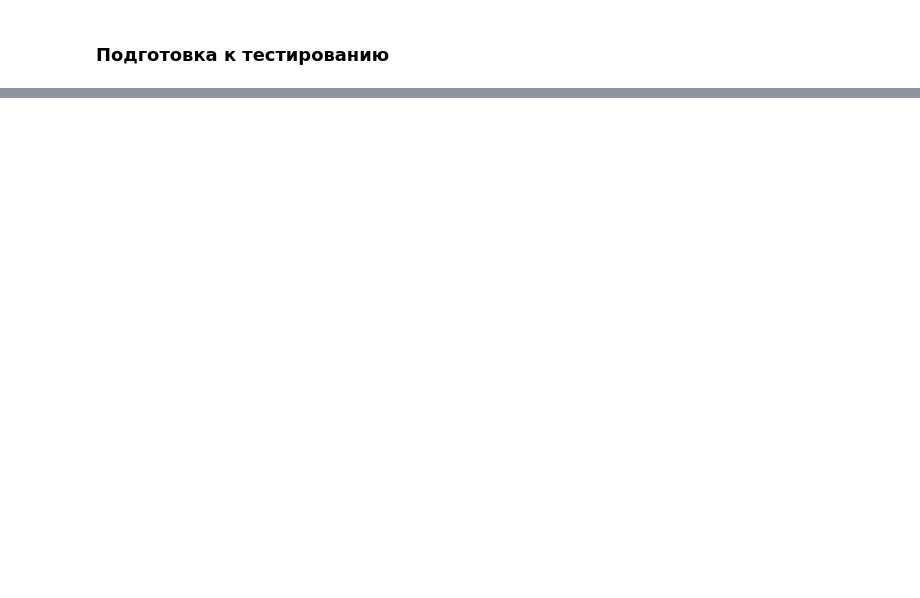
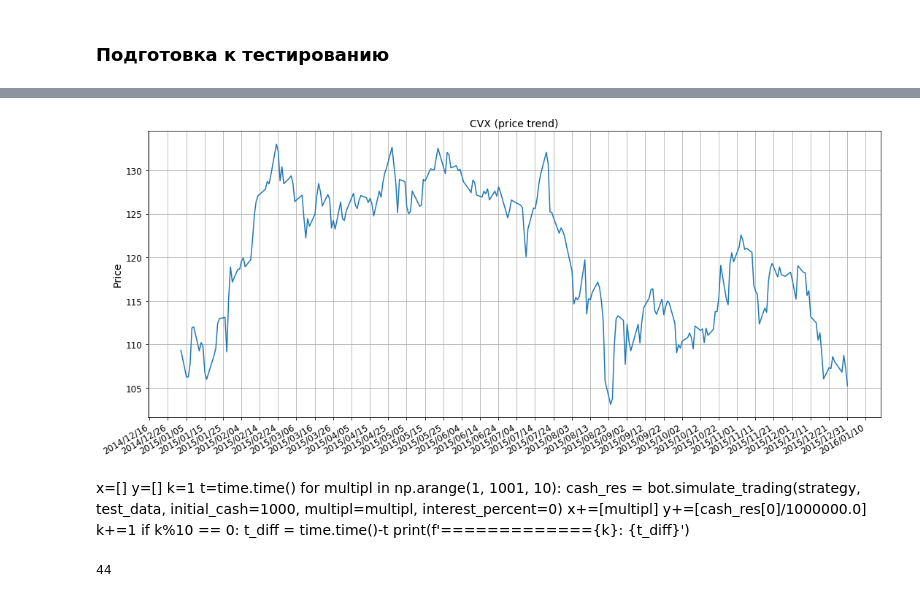
Before and after one commit to alexbukata/pso-trading, a Jupyter notebook: Traiding_multiple_stocks_with_pso_test_strategy.ipynb, the cells around one changed output, grey strips where cells are left out. Saved outputs shown, nothing was run; the diff lists cells and outputs as text; code cells hidden in the pictures; blank space fills up the shorter version.

```diff
--- a/Traiding_multiple_stocks_with_pso_test_strategy.ipynb
+++ b/Traiding_multiple_stocks_with_pso_test_strategy.ipynb
@@ -20,7 +20,7 @@ from sklearn.preprocessing import MinMaxScaler, LabelEncoder
 # %%
 random.seed(42)
 datefrom = dtm.datetime(2010, 1, 1)
-dateto = dtm.datetime(2019, 3, 1)
+dateto = dtm.datetime(2019, 5, 1)
 # %%
 #DOW 30
 # stock_names = ['AAPL', 'CSCO', 'WMT', 'MCD', 'GS', 'AXP', 'BA', 'KO', 'V', 'WMT', 'UNH']
@@ -40,13 +40,13 @@ else:
 ### Подготовка к тестированию
 # %%
 train_datefrom = datefrom
-train_dateto = dtm.datetime(2017, 1, 1)
+train_dateto = dtm.datetime(2014, 1, 1)
 
 valid_datefrom = train_dateto
-valid_dateto = dtm.datetime(2018, 1, 1)
+valid_dateto = dtm.datetime(2015, 1, 1)
 
-test_datefrom = dtm.datetime(2018, 1, 1)
-test_dateto = dtm.datetime(2019, 1, 1)
+test_datefrom = dtm.datetime(2015, 1, 1)
+test_dateto = dtm.datetime(2016, 1, 1)
 # %%
 data = stocks.drop(0).reset_index(drop=True)
 data['date'] = data['date'].map(lambda x: x.timestamp())
@@ -177,0 +204,34 @@ buy: open: 47.49, cash=2234.5273249999964, diff=-1.4000000000000057, interest=0.
+# %%
+import matplotlib.dates as mdates
+
+x=[dtm.datetime.fromtimestamp(tmstmp) for tmstmp in list(test_data['date'])]
+y=[close_price for close_price in list(test_data['close'])]
+
+fig, ax = plt.subplots(1, 1, figsize=(18,8))
+plt.plot(x,y)
+plt.gca().xaxis.set_major_formatter(mdates.DateFormatter('%Y/%m/%d'))
+plt.gca().xaxis.set_major_locator(mdates.DayLocator(interval=10))
+plt.gcf().autofmt_xdate()
+plt.ylabel('Price', fontsize=14)
+ax.tick_params(axis='both', which='major', labelsize=12)
+plt.title('CVX (price trend)', fontsize=14)
+plt.grid()
+# %% [output]
+[figure, added]
+# %% [markdown]
+x=[]
+y=[]
+k=1
+t=time.time()
+for multipl in np.arange(1, 1001, 10):
+    cash_res = bot.simulate_trading(strategy, test_data, initial_cash=1000, multipl=multipl, interest_percent=0)
+    x+=[multipl]
+    y+=[cash_res[0]/1000000.0]
+    k+=1
+    if k%10 == 0:
+        t_diff = time.time()-t
+        print(f'============={k}: {t_diff}')
+# %%
+int(5000 / float(test_data['open'].head(1)))
+# %% [output]
+44
```
Also changed, not shown: parts of 12 cells of this notebook, 5 other files.
